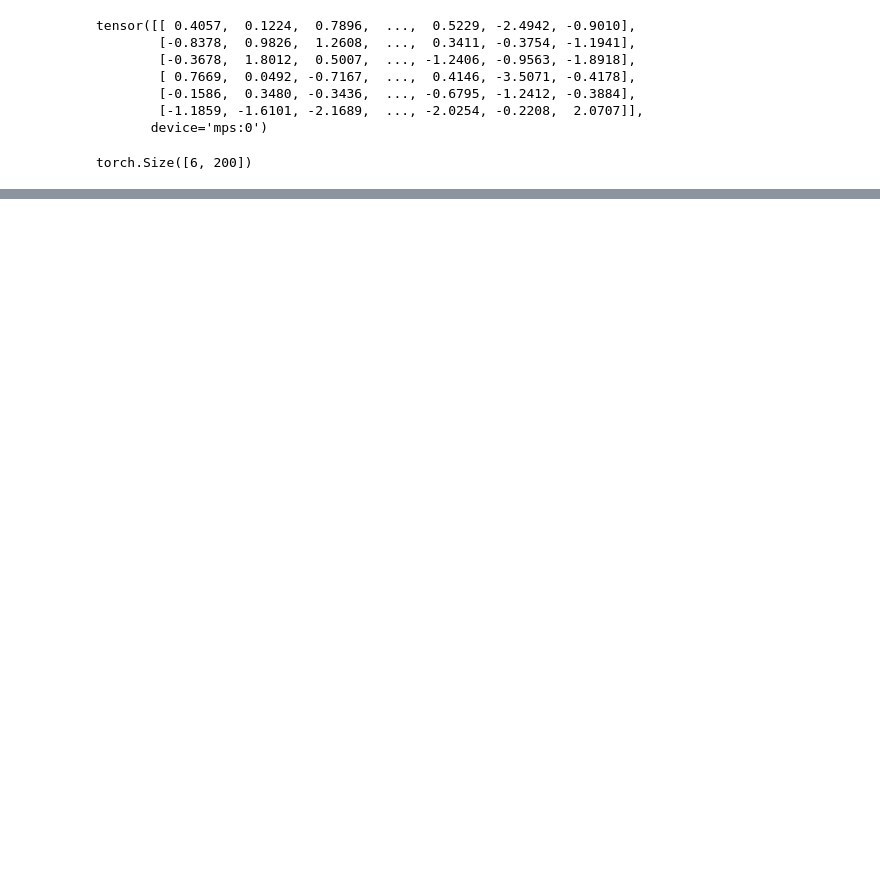
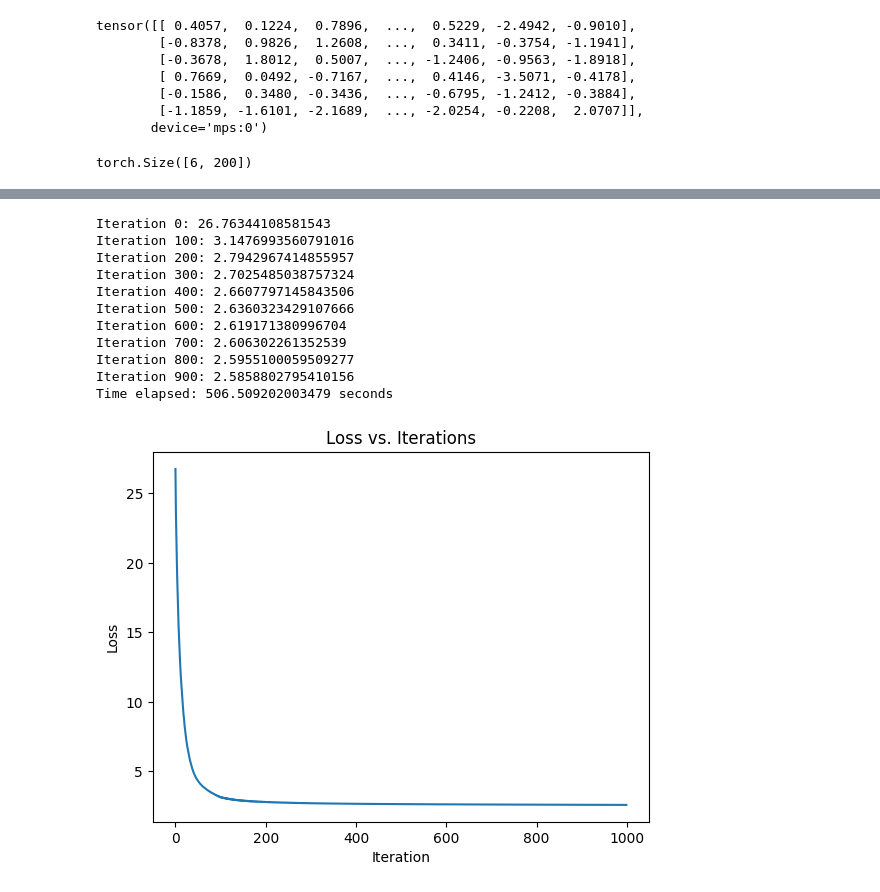
Before and after one commit to Binan-URMF/MyLanguageModelJourney, a Jupyter notebook: MLPtrial.ipynb, the cells around one changed output, grey strips where cells are left out. Cells and saved outputs as stored; diff of their text form; code cells hidden in the pictures; blank space fills up the shorter version.

Commit message:
backward forward pass

```diff
--- a/MLPtrial.ipynb
+++ b/MLPtrial.ipynb
@@ -294,0 +261,3 @@ tensor([[-1.3736e+00,  3.9266e-01, -1.3736e+00,  3.9266e-01, -1.3736e+00,
+# %%
+activation1 = torch.tanh(emb.view(emb.shape[0],emb.shape[1] * emb.shape[2]) @ W1 + b1)
+activation1.shape,activation1
@@ -294,0 +274,7 @@ tensor([[-1.3736e+00,  3.9266e-01, -1.3736e+00,  3.9266e-01, -1.3736e+00,
+# %%
+W2 = torch.randn(200,27,generator=generator, device=device)
+b2 = torch.randn(27,generator=generator, device=device)
+# %%
+logits = activation1 @ W2 + b2
+logits.shape
+logits = logits.to(device)
@@ -294,0 +283,58 @@ tensor([[-1.3736e+00,  3.9266e-01, -1.3736e+00,  3.9266e-01, -1.3736e+00,
+# %%
+parameters = [params,W1,b1,W2,b2]
+for p in parameters:
+    p.requires_grad = True
+# %%
+import time
+import matplotlib.pyplot as plt
+
+# Initialize lists to store loss values and iteration numbers
+loss_values = []
+iterations = []
+
+# Start the timer
+start_time = time.time()
+
+# Training loop
+for iter in range(1000):
+    emb = params[X]
+    activation1 = torch.tanh(emb.view(emb.shape[0], emb.shape[1] * emb.shape[2]) @ W1 + b1)
+    logits = activation1 @ W2 + b2
+    loss = F.cross_entropy(logits, Y)
+
+    # Store loss value and iteration number
+    loss_values.append(loss.item())
+    iterations.append(iter)
+
+    if iter % 100 == 0:
+        print(f'Iteration {iter}: {loss.item()}')
+
+    for p in parameters:
+        p.grad = None
+    loss.backward()
+    for p in parameters:
+        p.data += -0.1 * p.grad
+
+# Print time elapsed
+end_time = time.time()
+print(f"Time elapsed: {end_time - start_time} seconds")
+
+# Plot loss graph
+plt.plot(iterations, loss_values)
+plt.xlabel('Iteration')
+plt.ylabel('Loss')
+plt.title('Loss vs. Iterations')
+plt.show()
+# %% [output]
+Iteration 0: 26.76344108581543
+Iteration 100: 3.1476993560791016
+Iteration 200: 2.7942967414855957
+Iteration 300: 2.7025485038757324
+Iteration 400: 2.6607797145843506
+Iteration 500: 2.6360323429107666
+Iteration 600: 2.619171380996704
+Iteration 700: 2.606302261352539
+Iteration 800: 2.5955100059509277
+Iteration 900: 2.5858802795410156
+Time elapsed: 506.509202003479 seconds
+[figure, added]
```
Also changed, not shown: parts of 15 cells of this notebook.
